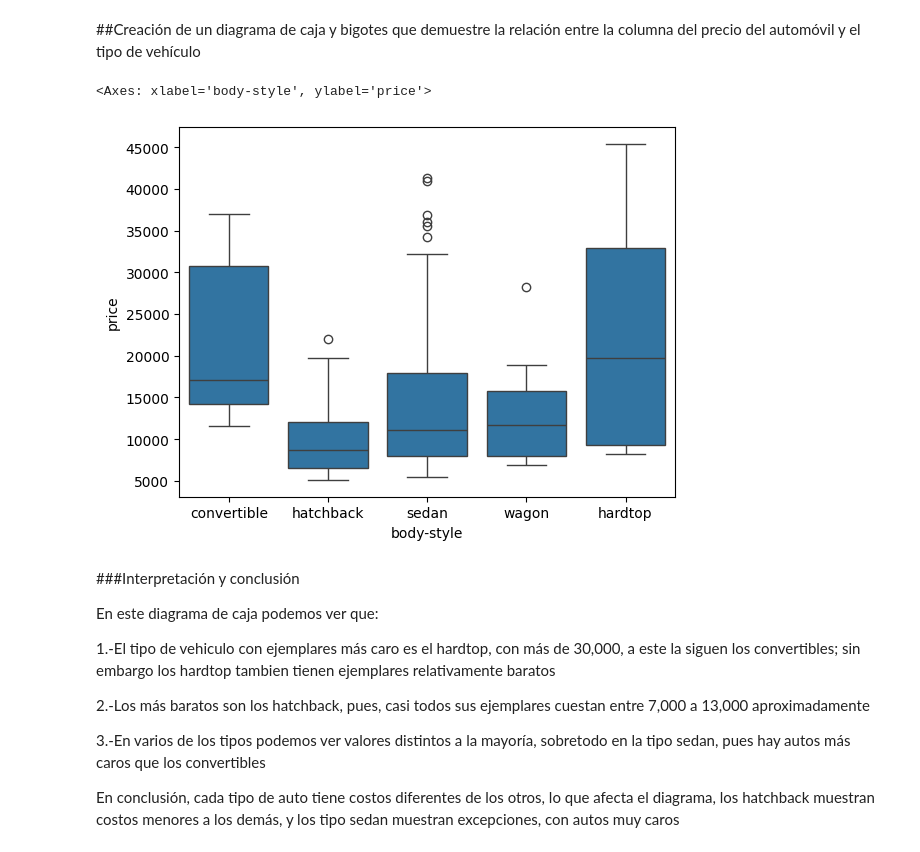
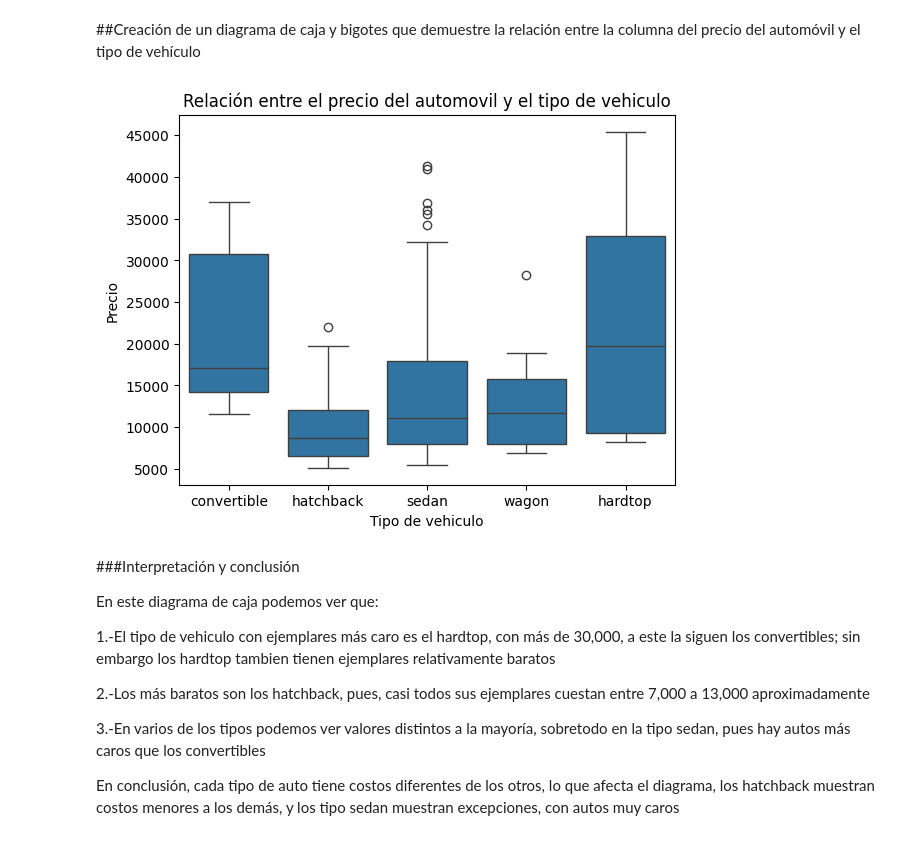
Before and after one commit to 25041001-cloud/Probabilidad, a Jupyter notebook: Unidad1/Practica_6.ipynb, the cells around one changed output. Saved outputs shown, nothing was run; the diff lists cells and outputs as text; code cells hidden in the pictures.

```diff
--- a/Unidad1/Practica_6.ipynb
+++ b/Unidad1/Practica_6.ipynb
@@ -178,11 +178,14 @@ Con el histograma terminado podemos ver que:
 Con todo esto podemos concluir que la mayoría de los precios están entre 5,000 y 10,000, aunque hay autos aún más costosos
 # %% [markdown]
 ##Creación de un diagrama de caja y bigotes que demuestre la relación entre la columna del precio del automóvil y el tipo de vehículo
-# %%
-sns.boxplot(x='body-style',y='price',data=autos2)
-# %% [output]
-<Axes: xlabel='body-style', ylabel='price'>
-[figure, removed]
+# %%
+sns.boxplot(x='body-style',y='price',data=autos2)
+plt.title("Relación entre el precio del automovil y el tipo de vehiculo")
+plt.ylabel("Precio")
+plt.xlabel("Tipo de vehiculo")
+plt.show()
+# %% [output]
+[figure, added]
 # %% [markdown]
 ###Interpretación y conclusión
 
```
Also changed, not shown: parts of 4 cells of this notebook.
